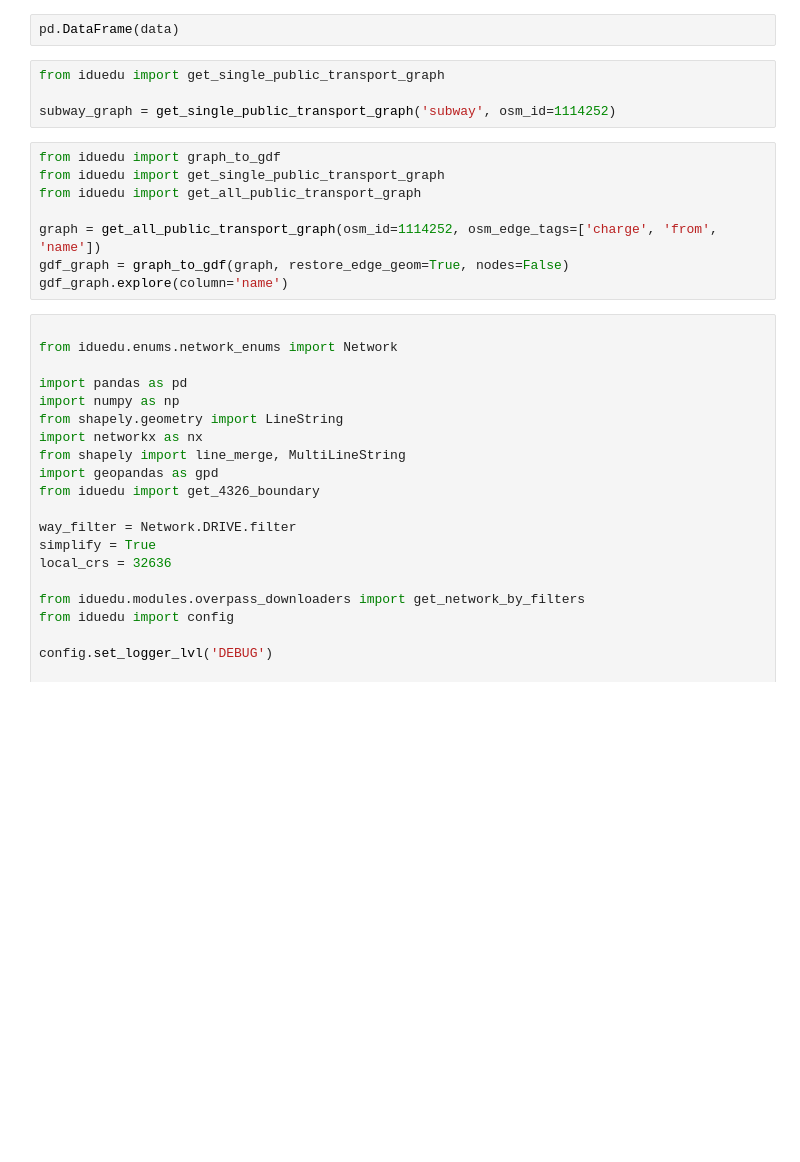
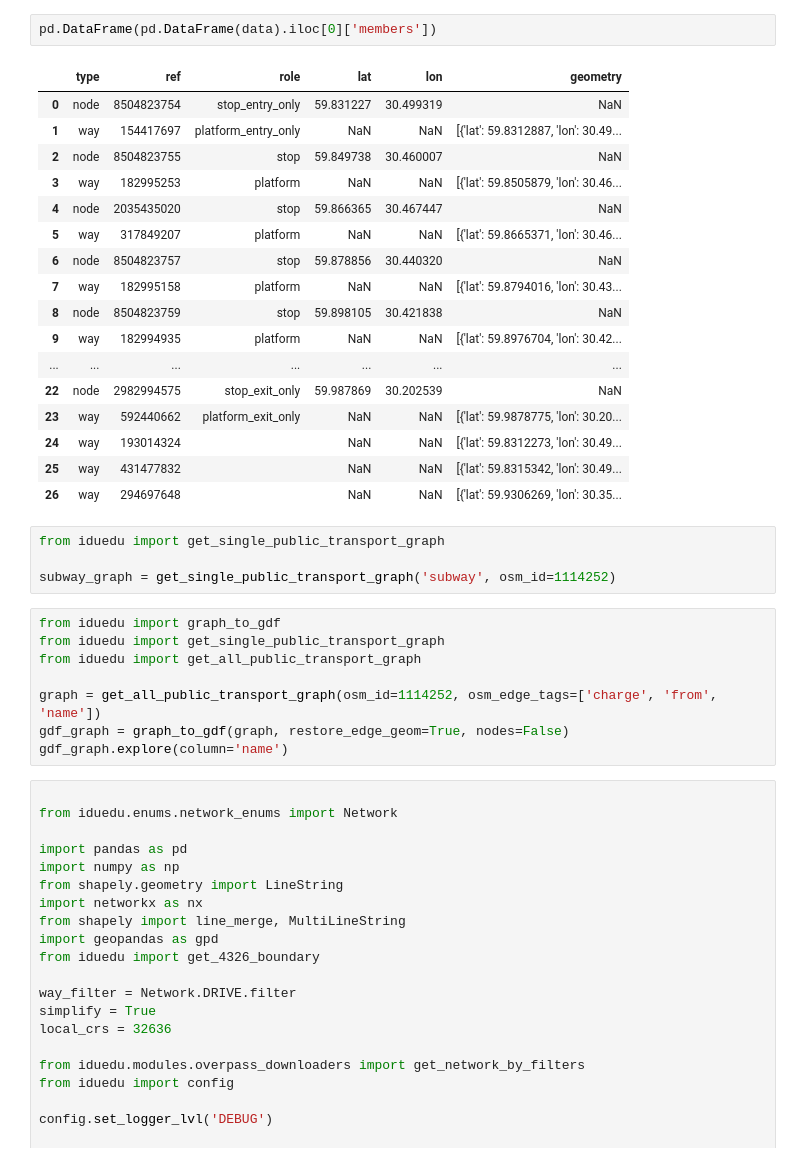
Before and after one commit to DDonnyy/IduEdu, a Jupyter notebook: src/iduedu/dev.ipynb, the cells around one changed output. Cells and saved outputs as stored; diff of their text form; blank space fills up the shorter version.

```diff
--- a/src/iduedu/dev.ipynb
+++ b/src/iduedu/dev.ipynb
@@ -39,5 +171,23 @@ data = get_subway_entrances(poly)
 # %%
-pd.DataFrame(data)
+pd.DataFrame(pd.DataFrame(data).iloc[0]['members'])
+# %% [output]
+|  | type | ref | role | lat | lon | geometry |
+| 0 | node | 8504823754 | stop_entry_only | 59.831227 | 30.499319 | NaN |
+| 1 | way | 154417697 | platform_entry_only | NaN | NaN | [{'lat': 59.8312887, 'lon': 30.49... |
+| 2 | node | 8504823755 | stop | 59.849738 | 30.460007 | NaN |
+| 3 | way | 182995253 | platform | NaN | NaN | [{'lat': 59.8505879, 'lon': 30.46... |
+| 4 | node | 2035435020 | stop | 59.866365 | 30.467447 | NaN |
+| 5 | way | 317849207 | platform | NaN | NaN | [{'lat': 59.8665371, 'lon': 30.46... |
+| 6 | node | 8504823757 | stop | 59.878856 | 30.440320 | NaN |
+| 7 | way | 182995158 | platform | NaN | NaN | [{'lat': 59.8794016, 'lon': 30.43... |
+| 8 | node | 8504823759 | stop | 59.898105 | 30.421838 | NaN |
+| 9 | way | 182994935 | platform | NaN | NaN | [{'lat': 59.8976704, 'lon': 30.42... |
+| ... | ... | ... | ... | ... | ... | ... |
+| 22 | node | 2982994575 | stop_exit_only | 59.987869 | 30.202539 | NaN |
+| 23 | way | 592440662 | platform_exit_only | NaN | NaN | [{'lat': 59.9878775, 'lon': 30.20... |
+| 24 | way | 193014324 |  | NaN | NaN | [{'lat': 59.8312273, 'lon': 30.49... |
+| 25 | way | 431477832 |  | NaN | NaN | [{'lat': 59.8315342, 'lon': 30.49... |
+| 26 | way | 294697648 |  | NaN | NaN | [{'lat': 59.9306269, 'lon': 30.35... |
 # %%
 from iduedu import get_single_public_transport_graph
 
```
Also changed, not shown: parts of 13 cells of this notebook.
